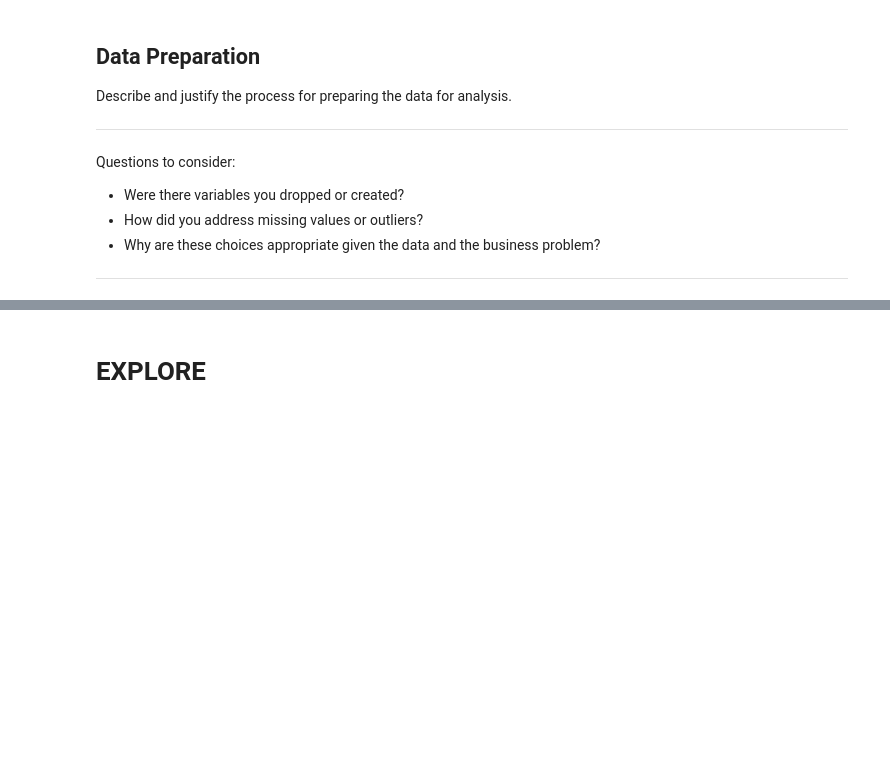
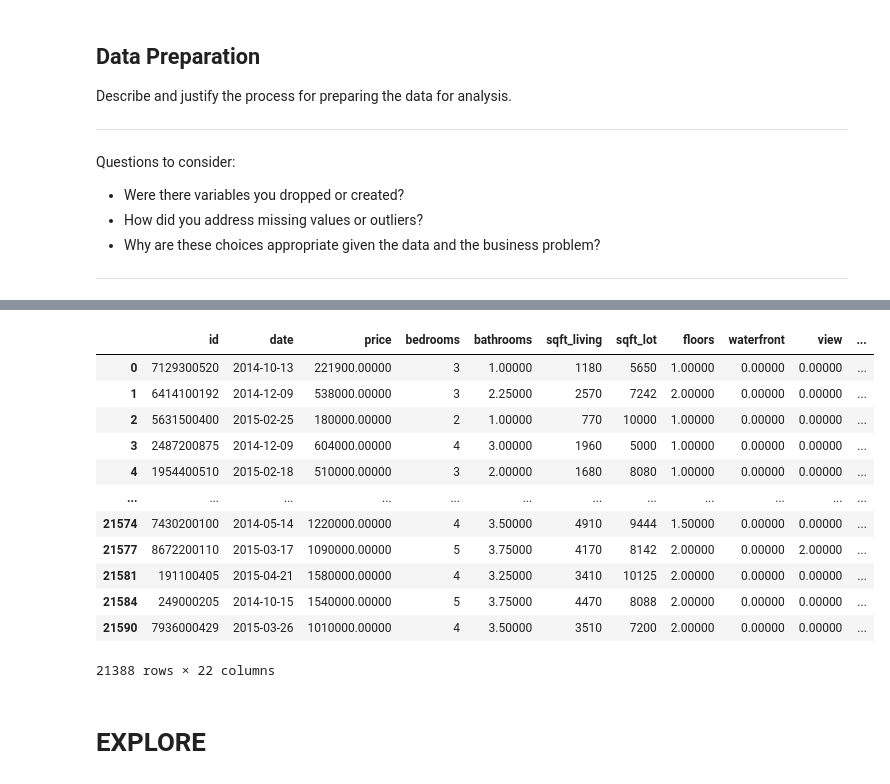
Before and after one commit to kuninethan95/dsc-phase-2-project, a Jupyter notebook: index_OSEMN_plus_mvp.ipynb, the cells around one changed output, grey strips where cells are left out. Cells and saved outputs as stored; diff of their text form; code cells hidden in the pictures; blank space fills up the shorter version.

```diff
--- a/index_OSEMN_plus_mvp.ipynb
+++ b/index_OSEMN_plus_mvp.ipynb
@@ -583,0 +731,18 @@ Questions to consider:
+# %%
+df['Exp_inexp'] = (df['price']>df['price'].median()).map({True:True,
+                                                         False:False})
+df
+# %% [output]
+|  | id | date | price | bedrooms | bathrooms | sqft_living | sqft_lot | floors | waterfront | view | ... |
+| 0 | 7129300520 | 2014-10-13 | 221900.00000 | 3 | 1.00000 | 1180 | 5650 | 1.00000 | 0.00000 | 0.00000 | ... |
+| 1 | 6414100192 | 2014-12-09 | 538000.00000 | 3 | 2.25000 | 2570 | 7242 | 2.00000 | 0.00000 | 0.00000 | ... |
+| 2 | 5631500400 | 2015-02-25 | 180000.00000 | 2 | 1.00000 | 770 | 10000 | 1.00000 | 0.00000 | 0.00000 | ... |
+| 3 | 2487200875 | 2014-12-09 | 604000.00000 | 4 | 3.00000 | 1960 | 5000 | 1.00000 | 0.00000 | 0.00000 | ... |
+| 4 | 1954400510 | 2015-02-18 | 510000.00000 | 3 | 2.00000 | 1680 | 8080 | 1.00000 | 0.00000 | 0.00000 | ... |
+| ... | ... | ... | ... | ... | ... | ... | ... | ... | ... | ... | ... |
+| 21574 | 7430200100 | 2014-05-14 | 1220000.00000 | 4 | 3.50000 | 4910 | 9444 | 1.50000 | 0.00000 | 0.00000 | ... |
+| 21577 | 8672200110 | 2015-03-17 | 1090000.00000 | 5 | 3.75000 | 4170 | 8142 | 2.00000 | 0.00000 | 2.00000 | ... |
+| 21581 | 191100405 | 2015-04-21 | 1580000.00000 | 4 | 3.25000 | 3410 | 10125 | 2.00000 | 0.00000 | 0.00000 | ... |
+| 21584 | 249000205 | 2014-10-15 | 1540000.00000 | 5 | 3.75000 | 4470 | 8088 | 2.00000 | 0.00000 | 0.00000 | ... |
+| 21590 | 7936000429 | 2015-03-26 | 1010000.00000 | 4 | 3.50000 | 3510 | 7200 | 2.00000 | 0.00000 | 0.00000 | ... |
+21388 rows × 22 columns
```
Also changed, not shown: parts of 27 cells of this notebook.
